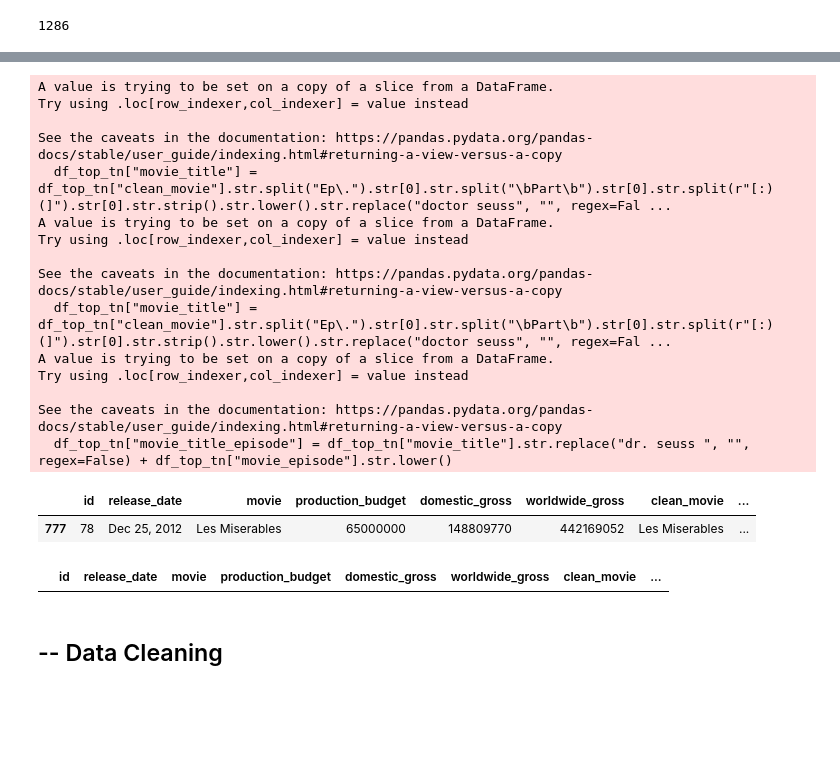
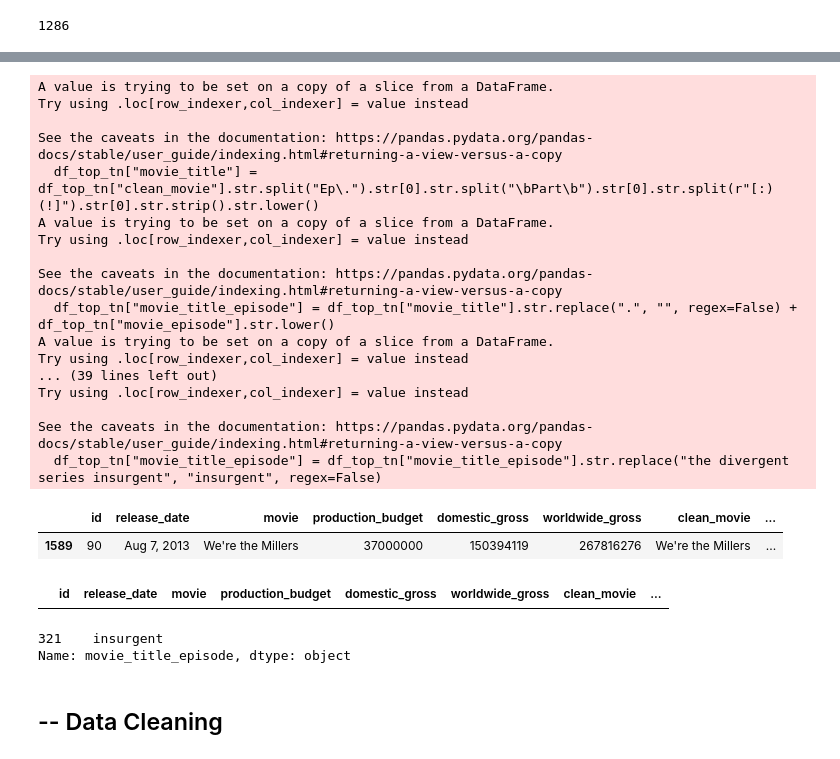
Before and after one commit to AlbaneCM/MicrosoftMovieAnalysis, a Jupyter notebook: microsoft-movie-analysis.ipynb, the cells around one changed output, grey strips where cells are left out. Drawn from its saved outputs; the diff is of its cells as text; code cells hidden in the pictures; blank space fills up the shorter version.

```diff
--- a/microsoft-movie-analysis.ipynb
+++ b/microsoft-movie-analysis.ipynb
@@ -695,7 +692,9 @@ The movie column was saved in the file with non-ascii characters, so these need
 
 The column needs to be encoded as the raw file contains them, to decoded to be read as string again, to replace the characters.
 # %%
-df_tn["clean_movie"] = df_tn["movie"].str.normalize("NFKD").str.encode('ascii', errors='ignore').str.decode('utf-8')
+df_tn["clean_movie"] = df_tn["movie"].str.encode('ascii', errors='replace').str.decode('utf-8')
+
+# df_tn["clean_movie"] = df_tn["movie"].str.normalize("NFKD").str.encode('ascii', errors='ignore').str.decode('utf-8')
 # %%
 df_tn[df_tn["clean_movie"].str.contains("Pirates")]
 # %% [output]
@@ -940,41 +962,81 @@ See the caveats in the documentation: https://pandas.pydata.org/pandas-docs/stab
 #         keep movie_episode
 # %%
 # Creating column movie_title if there were more than 1 movie
-df_top_tn["movie_title"] = df_top_tn["clean_movie"].str.split("Ep\.").str[0].str.split("\bPart\b").str[0].str.split(r"[:)(]").str[0].str.strip().str.lower().str.replace("doctor seuss", "", regex=False).str.replace("'", "", regex=False).str.replace(" the lorax", "the lorax", regex=False)
+df_top_tn["movie_title"] = df_top_tn["clean_movie"].str.split("Ep\.").str[0].str.split("\bPart\b").str[0].str.split(r"[:)(!]").str[0].str.strip().str.lower()
 # Leaving the "'"
-df_top_tn["movie_title"] = df_top_tn["clean_movie"].str.split("Ep\.").str[0].str.split("\bPart\b").str[0].str.split(r"[:)(]").str[0].str.strip().str.lower().str.replace("doctor seuss", "", regex=False).str.replace(" the lorax", "the lorax", regex=False)
+# df_top_tn["movie_title"] = df_top_tn["clean_movie"].str.split("Ep\.").str[0].str.split("\bPart\b").str[0].str.split(r"[:)(]").str[0].str.strip().str.lower().str.replace(" the lorax", "the lorax", regex=False).str.replace("the hangover 3", "the hangover part iii")
 
 
 # Creating column combining the movie title and the episode to have the same way in both
-df_top_tn["movie_title_episode"] = df_top_tn["movie_title"].str.replace("dr. seuss ", "", regex=False) + df_top_tn["movie_episode"].str.lower()
+df_top_tn["movie_title_episode"] = df_top_tn["movie_title"].str.replace(".", "", regex=False) + df_top_tn["movie_episode"].str.lower()
 
 
+# Changing "???" and to space,  and "??" to "e" and changing apostrophe to ', and changing all "&" to "and"
+df_top_tn["movie_title_episode"] = df_top_tn["movie_title_episode"].str.replace("???", " ", regex=False).str.replace("??", "e", regex=False).str.replace("'", " ", regex=False).str.replace("&", "and", regex=False)
+
+# Extract Dr Seuss and Doctor Seuss, removing extra space on The Lorax and The Grinch
+df_top_tn["movie_title_episode"] = df_top_tn["movie_title_episode"].str.replace("dr seuss ", "", regex=False).str.replace("doctor seuss ", "", regex=False).str.replace(" the lorax", "the lorax", regex=False).str.replace(" the grinch", "the grinch", regex=False)
+
+# Mission impossible extra space
+df_top_tn["movie_title_episode"] = df_top_tn["movie_title_episode"].str.replace("impossible ", "impossible", regex=False)
+
+# Monster Hunt
+df_top_tn["movie_title_episode"] = df_top_tn["movie_title_episode"].str.replace("zhuo yao ji", "monster hunt", regex=False)
+
+# The Conjuring
+df_top_tn["movie_title_episode"] = df_top_tn["movie_title_episode"].str.replace("the conjuring 2 the enfield poltergeist", "the conjuring 2", regex=False)
+
+# The Hangover Part III
+df_top_tn["movie_title_episode"] = df_top_tn["movie_title_episode"].str.replace("the hangover 3", "the hangover part iii", regex=False)
+
+# We're the millers
+# df_top_tn["movie_title_episode"] = df_top_tn["movie_title_episode"].str.replace("were the millers", "we re the millers", regex=False)
+
+# John Wick 3 Parabellum
+df_top_tn["movie_title_episode"] = df_top_tn["movie_title_episode"].str.replace("john wick chapter 3   parabellum", "john wick chapter 3 parabellum", regex=False)
+
+# Changing Disney Planes to Planes
+df_top_tn["movie_title_episode"] = df_top_tn["movie_title_episode"].str.replace("disney planes", "planes", regex=False)
+
+# Changing Disney Planes to Planes
+df_top_tn["movie_title_episode"] = df_top_tn["movie_title_episode"].str.replace("the divergent series insurgent", "insurgent", regex=False)
+
+# # Changing Disney Planes to Planes
+# df_top_tn["movie_title_episode"] = df_top_tn["movie_title_episode"].str.replace("the divergent series insurgent", "insurgent", regex=False)
 
 # For verification
-df_top_tn[df_top_tn["movie"].str.contains("(?i)miserables")]
+df_top_tn[df_top_tn["clean_movie"].str.contains("(?i)millers")]
 # %% [output]
 A value is trying to be set on a copy of a slice from a DataFrame.
 Try using .loc[row_indexer,col_indexer] = value instead
 
 See the caveats in the documentation: https://pandas.pydata.org/pandas-docs/stable/user_guide/indexing.html#returning-a-view-versus-a-copy
-  df_top_tn["movie_title"] = df_top_tn["clean_movie"].str.split("Ep\.").str[0].str.split("\bPart\b").str[0].str.split(r"[:)(]").str[0].str.strip().str.lower().str.replace("doctor seuss", "", regex=Fal ...
+  df_top_tn["movie_title"] = df_top_tn["clean_movie"].str.split("Ep\.").str[0].str.split("\bPart\b").str[0].str.split(r"[:)(!]").str[0].str.strip().str.lower()
 A value is trying to be set on a copy of a slice from a DataFrame.
 Try using .loc[row_indexer,col_indexer] = value instead
 
 See the caveats in the documentation: https://pandas.pydata.org/pandas-docs/stable/user_guide/indexing.html#returning-a-view-versus-a-copy
-  df_top_tn["movie_title"] = df_top_tn["clean_movie"].str.split("Ep\.").str[0].str.split("\bPart\b").str[0].str.split(r"[:)(]").str[0].str.strip().str.lower().str.replace("doctor seuss", "", regex=Fal ...
+  df_top_tn["movie_title_episode"] = df_top_tn["movie_title"].str.replace(".", "", regex=False) + df_top_tn["movie_episode"].str.lower()
 A value is trying to be set on a copy of a slice from a DataFrame.
+Try using .loc[row_indexer,col_indexer] = value instead
+... (39 lines left out)
 Try using .loc[row_indexer,col_indexer] = value instead
 
 See the caveats in the documentation: https://pandas.pydata.org/pandas-docs/stable/user_guide/indexing.html#returning-a-view-versus-a-copy
-  df_top_tn["movie_title_episode"] = df_top_tn["movie_title"].str.replace("dr. seuss ", "", regex=False) + df_top_tn["movie_episode"].str.lower()
+  df_top_tn["movie_title_episode"] = df_top_tn["movie_title_episode"].str.replace("the divergent series insurgent", "insurgent", regex=False)
 |  | id | release_date | movie | production_budget | domestic_gross | worldwide_gross | clean_movie | ... |
-| 777 | 78 | Dec 25, 2012 | Les Miserables | 65000000 | 148809770 | 442169052 | Les Miserables | ... |
+| 1589 | 90 | Aug 7, 2013 | We're the Millers | 37000000 | 150394119 | 267816276 | We're the Millers | ... |
 # %%
 # Verifying that no movie_title_episode is empty
 df_top_tn[df_top_tn["movie_title_episode"] == ""]
 # %% [output]
 |  | id | release_date | movie | production_budget | domestic_gross | worldwide_gross | clean_movie | ... |
+# %%
+# For troubleshoot: replace spaces with "_"
+df_top_tn[df_top_tn["movie_title_episode"].str.contains("(?i)insurgent", na=False)]["movie_title_episode"].str.replace(" ", "_",regex=False)
+# %% [output]
+321    insurgent
+Name: movie_title_episode, dtype: object
 # %% [markdown]
 ## -- Data Cleaning
 # %%
```
Also changed, not shown: parts of 72 cells of this notebook.
